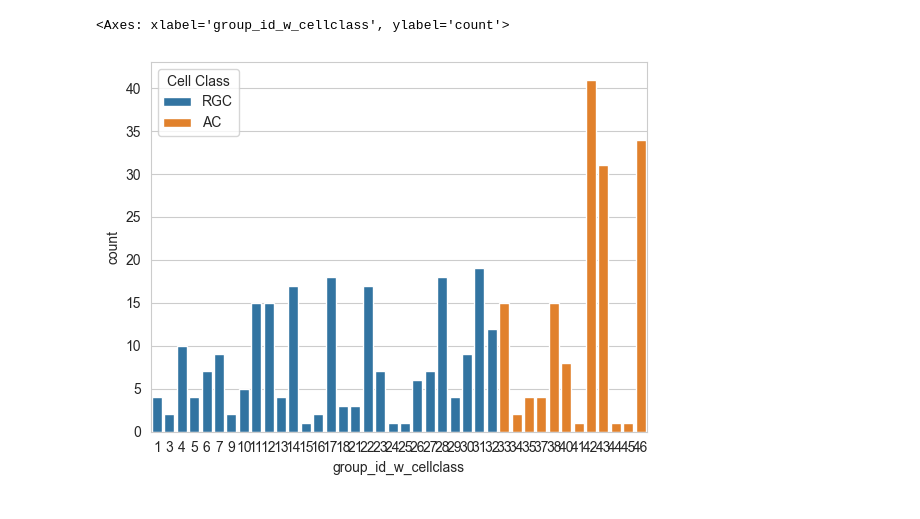
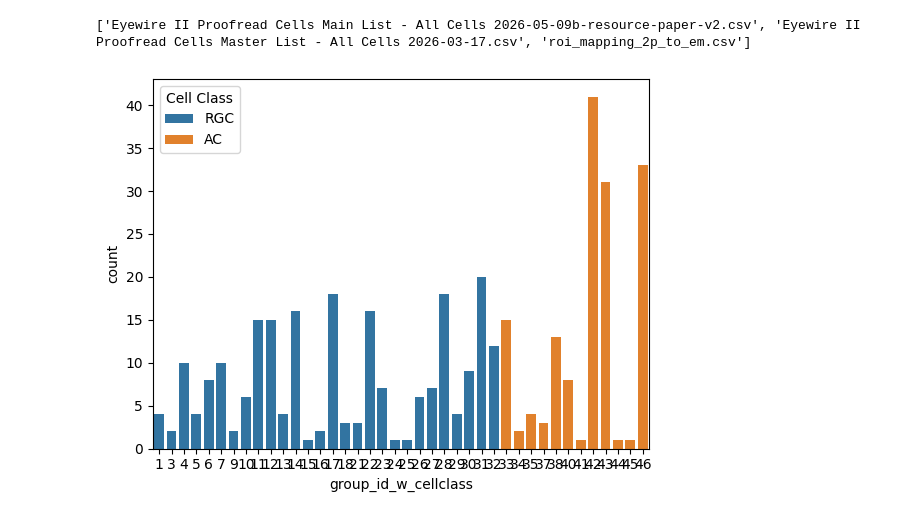
Before and after one commit to eyewire2/eyewire2-functional-analysis, a Jupyter notebook: notebooks/analysis/manuscript/Fig_response-overview.ipynb, the cells around one changed output. Drawn from its saved outputs; the diff is of its cells as text; code cells hidden in the pictures.

```diff
--- a/notebooks/analysis/manuscript/Fig_response-overview.ipynb
+++ b/notebooks/analysis/manuscript/Fig_response-overview.ipynb
@@ -11,15 +10,23 @@ import pandas as pd
+# %%
+from eyewire2_functional_analysis import data_loader
+
+data_folder = "../../../data/preprocessed-data"
+morph_folder = "../../../data/morphological-data"
+# %%
+print(sorted(os.listdir(morph_folder)))
+# %% [output]
+['Eyewire II Proofread Cells Main List - All Cells 2026-05-09b-resource-paper-v2.csv', 'Eyewire II Proofread Cells Master List - All Cells 2026-03-17.csv', 'roi_mapping_2p_to_em.csv']
 # %%
-from eyewire2_functional_analysis import data_loader
+df_rois, df_fields, df_outline = data_loader.load_all_dfs(data_folder)
 
-data_folder = "../../data/preprocessed-data"
-nuc_col_master='Updated Nuc ID (Sept 2)'
-seg_col_master='Updated Seg ID (Sept 2)'
-
-df_rois = data_loader.load_df_rois_morph(
-    morph_folder="../../data/morphological-data",
-    data_folder="../../data/preprocessed-data",
-    nuc_col_master=nuc_col_master,
-    seg_col_master=seg_col_master,
+df = data_loader.load_df_rois_morph(
+    morph_folder=morph_folder,
+    morph_spreadsheet_filename='Eyewire II Proofread Cells Main List - All Cells 2026-05-09b-resource-paper-v2.csv',
+    nuc_col_master='Latest NucID',
+    seg_col_master=(
+        'Latest SegID',
+        'Proofread SegID'),
+    df_rois=df_rois,
 )
 # %%
 from eyewire2_functional_analysis import baden16_utils
@@ -41,16 +48,17 @@ def infer_cellinfo_using_cellclass(cellclass, probs_per_cluster):
 
     return cluster_id, group_id, supergroup, prob_cluster, prob_group, prob_supergroup, prob_class
 # %%
-df_rois['group_id_w_cellclass'] = df_rois.apply(
+df['group_id_w_cellclass'] = df.apply(
     lambda row: infer_cellinfo_using_cellclass(row['Cell Class'], row['probs_per_cluster'])[1], axis=1)
-df_rois['supergroup_w_cellclass'] = df_rois.apply(
+df['supergroup_w_cellclass'] = df.apply(
     lambda row: infer_cellinfo_using_cellclass(row['Cell Class'], row['probs_per_cluster'])[2], axis=1)
 # %%
 import seaborn as sns
-sns.countplot(df_rois, x='group_id_w_cellclass', hue='Cell Class')
+
+sns.countplot(df, x='group_id_w_cellclass', hue='Cell Class')
+plt.show()
 # %% [output]
-<Axes: xlabel='group_id_w_cellclass', ylabel='count'>
-[figure, old version]
+[figure, new version]
 # %%
 from scipy import ndimage
 import numpy as np
```
Also changed, not shown: parts of 13 cells of this notebook, 2 other files.
